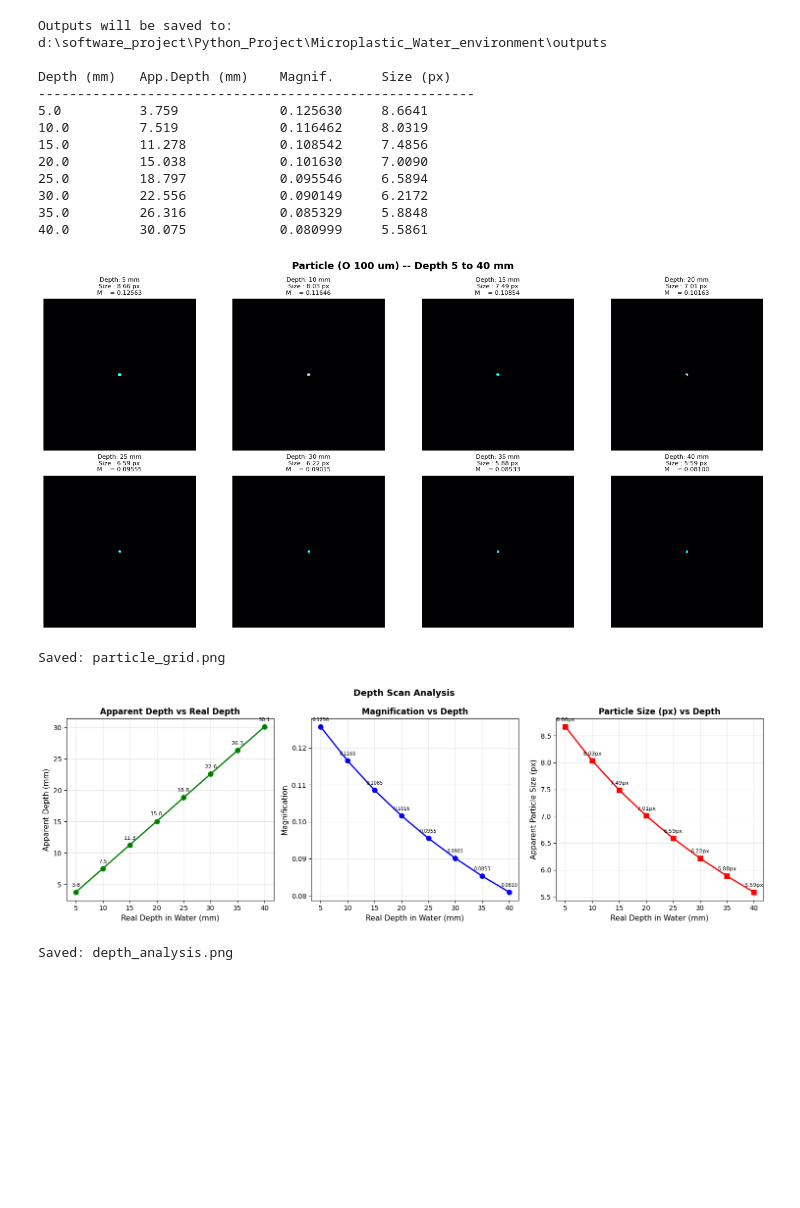
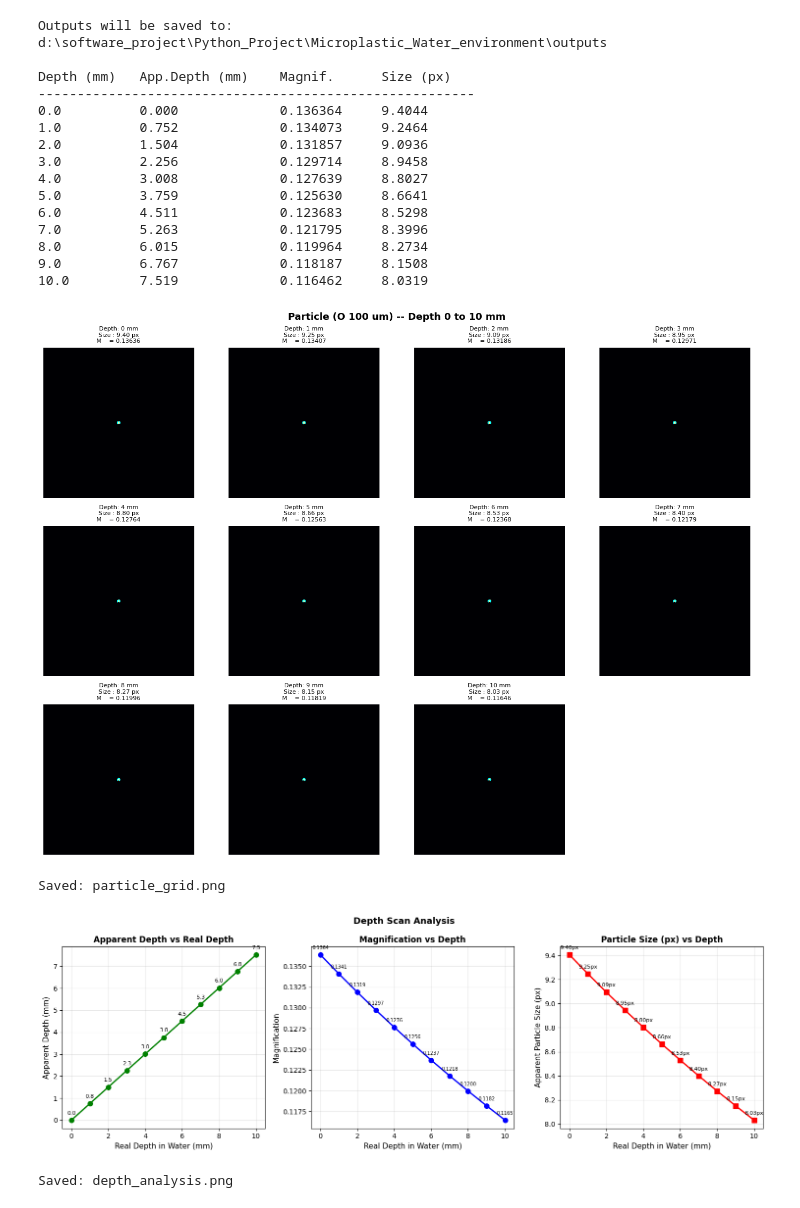
Before and after one commit to sangtruong92/Microplastic-simulation, a Jupyter notebook: MicroPlastic_investigate_particles_deepwater.ipynb, the cells around one changed output. Cells and saved outputs as stored; diff of their text form; code cells hidden in the pictures; blank space fills up the shorter version.

```diff
--- a/MicroPlastic_investigate_particles_deepwater.ipynb
+++ b/MicroPlastic_investigate_particles_deepwater.ipynb
@@ -357,9 +360,9 @@ CAMERA_DISTANCE_MM  = 50.0      # Distance from camera lens to water surface (mm
 PARTICLE_SIZE_UM    = 100.0     # Real particle diameter (micrometers)
 IMAGE_SHAPE         = (512, 512) # (height, width) in pixels
 
-DEPTH_START_MM      = 5.0       # Shallowest depth (mm)
-DEPTH_END_MM        = 40.0      # Deepest depth (mm)
-DEPTH_STEP_MM       = 5.0       # Step size (mm)
+DEPTH_START_MM      = 0.0       # Shallowest depth (mm)
+DEPTH_END_MM        = 10.0      # Deepest depth (mm)
+DEPTH_STEP_MM       = 1.0       # Step size (mm)
 
 # ===========================================================
 # 2. CORE FUNCTIONS
@@ -433,7 +436,7 @@ def create_particle(center_x, center_y, size_px, image_shape):
     return mask
 
 # ===========================================================
-# 3. DEPTH SCAN  (5 mm to 40 mm, step 5 mm)
+# 3. DEPTH SCAN  (1 mm to 10 mm, step 1 mm)
 # ===========================================================
 
 depth_range = np.arange(DEPTH_START_MM, DEPTH_END_MM + 1e-9, DEPTH_STEP_MM)
@@ -609,40 +612,43 @@ fig3.suptitle("Formula Accuracy Check", fontsize=13, fontweight="bold")
 plt.tight_layout()
 plt.savefig(os.path.join(OUTPUT_DIR, "formula_error.png"), dpi=150, bbox_inches="tight")
 plt.show()
 print("Saved: formula_error.png")
 
 
 # ===========================================================
 # 7. SUMMARY
 # ===========================================================
 print("\n" + "="*56)
 print("SIMULATION SUMMARY")
 print("="*56)
 print(f"  Particle diameter   : {PARTICLE_SIZE_UM} um")
 print(f"  Focal length        : {FOCAL_LENGTH_MM} mm")
 print(f"  Pixel size          : {PIXEL_SIZE_UM} um")
 print(f"  Camera distance     : {CAMERA_DISTANCE_MM} mm")
 print(f"  Depth range         : {DEPTH_START_MM} - {DEPTH_END_MM} mm "
       f"(step {DEPTH_STEP_MM} mm)")
 print(f"  Refractive index    : {N_WATER}")
 print(f"  Formula avg error   : {avg_err:.4f}%")
 print(f"  Formula max error   : {max_err:.4f}%")
 print(f"  Output folder       : {OUTPUT_DIR}")
 print("="*56)
 # %% [output]
 Outputs will be saved to: d:\software_project\Python_Project\Microplastic_Water_environment\outputs
 
 Depth (mm)   App.Depth (mm)    Magnif.      Size (px)
 --------------------------------------------------------
+0.0          0.000             0.136364     9.4044
+1.0          0.752             0.134073     9.2464
+2.0          1.504             0.131857     9.0936
+3.0          2.256             0.129714     8.9458
+4.0          3.008             0.127639     8.8027
 5.0          3.759             0.125630     8.6641
+6.0          4.511             0.123683     8.5298
+7.0          5.263             0.121795     8.3996
+8.0          6.015             0.119964     8.2734
+9.0          6.767             0.118187     8.1508
 10.0         7.519             0.116462     8.0319
-15.0         11.278            0.108542     7.4856
-20.0         15.038            0.101630     7.0090
-25.0         18.797            0.095546     6.5894
-30.0         22.556            0.090149     6.2172
-35.0         26.316            0.085329     5.8848
-40.0         30.075            0.080999     5.5861
-[figure, old version]
+[figure, new version]
 Saved: particle_grid.png
-[figure, old version]
+[figure, new version]
 Saved: depth_analysis.png
```
Also changed, not shown: parts of 4 cells of this notebook.
